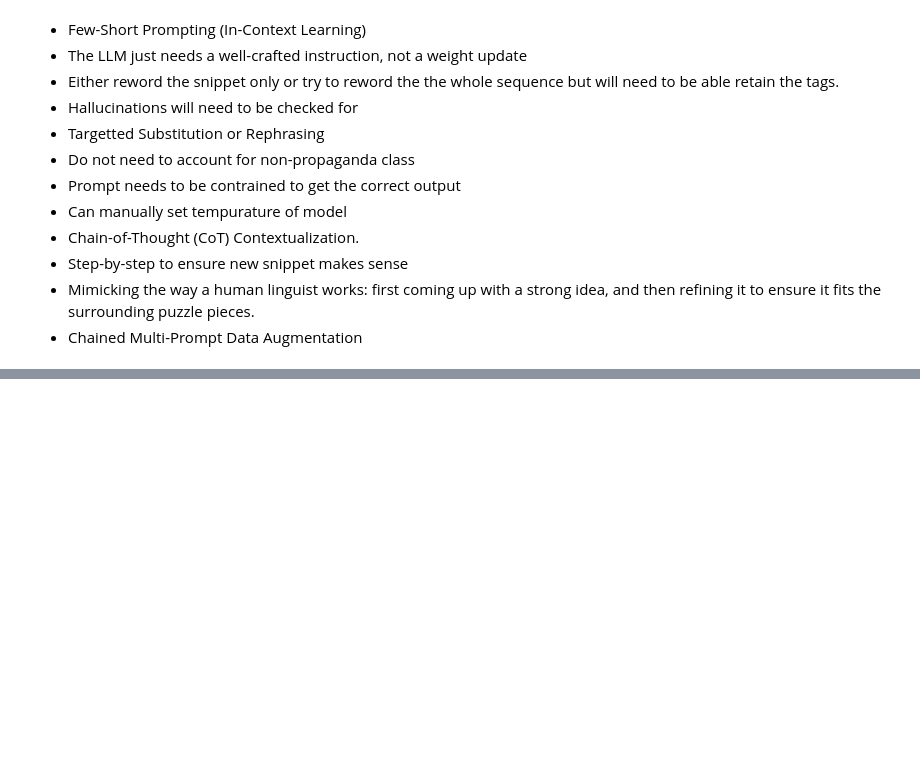
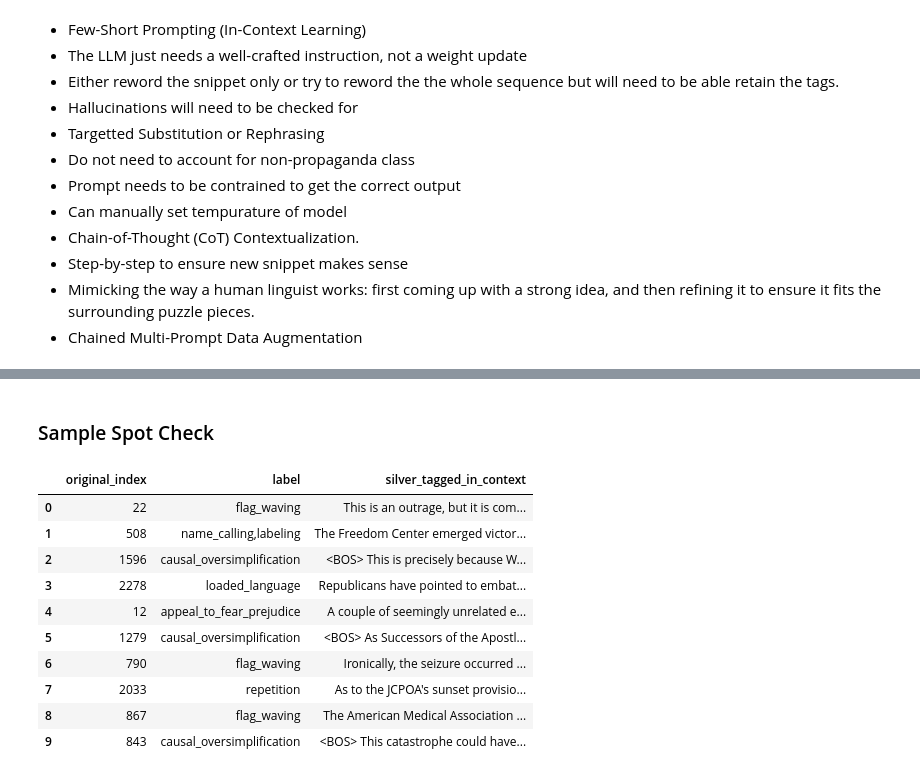
Before and after one commit to LukeBirkett/study-planner, a Jupyter notebook: 968G5_Advanced_Natural_Language_Processing/assignment_notebook.ipynb, the cells around one changed output, grey strips where cells are left out. Cells and saved outputs as stored; diff of their text form; code cells hidden in the pictures; blank space fills up the shorter version.

```diff
--- a/968G5_Advanced_Natural_Language_Processing/assignment_notebook.ipynb
+++ b/968G5_Advanced_Natural_Language_Processing/assignment_notebook.ipynb
@@ -1249,0 +1264,16 @@ Reassembled: The Obama administration misled the <BOS>The American people<EOS> a
+# %%
+import re
+
+# --- Helper Function: The Context Splitter ---
+def split_tagged_context(tagged_text):
+    """
+    Splits 'No, <BOS> he <EOS> will not be confirmed.'
+    into ('No, ', 'he', ' will not be confirmed.')
+    """
+    # Matches anything before <BOS>, everything inside <BOS>/<EOS>, and everything after <EOS>
+    pattern = r"^(.*?)<BOS>(.*?)<EOS>(.*?)$"
+    match = re.search(pattern, str(tagged_text), flags=re.DOTALL)
+
+    if match:
+        return match.group(1), match.group(2).strip(), match.group(3)
+    return None, None, None
@@ -1249,0 +1452,7 @@ Reassembled: The Obama administration misled the <BOS>The American people<EOS> a
+# %%
+# Pass your main dataframe and ask for a localized sample size of 2
+df_propaganda_sample = df[df['label'] != 'not_propaganda'].sample(10, random_state=1010).copy()
+
+df_silver_sample = run_propaganda_augmentation(df_propaganda_sample)
+
+display(df_silver_sample.head())
@@ -1249,0 +1639,20 @@ Reassembled: The Obama administration misled the <BOS>The American people<EOS> a
+# %% [markdown]
+### Sample Spot Check
+# %%
+import pandas as pd
+
+pd.set_option('display.max_colwidth', None)
+
+display(df_silver_sample)
+# %% [output]
+|  | original_index | label | silver_tagged_in_context |
+| 0 | 22 | flag_waving | This is an outrage, but it is com... |
+| 1 | 508 | name_calling,labeling | The Freedom Center emerged victor... |
+| 2 | 1596 | causal_oversimplification | <BOS> This is precisely because W... |
+| 3 | 2278 | loaded_language | Republicans have pointed to embat... |
+| 4 | 12 | appeal_to_fear_prejudice | A couple of seemingly unrelated e... |
+| 5 | 1279 | causal_oversimplification | <BOS> As Successors of the Apostl... |
+| 6 | 790 | flag_waving | Ironically, the seizure occurred ... |
+| 7 | 2033 | repetition | As to the JCPOA's sunset provisio... |
+| 8 | 867 | flag_waving | The American Medical Association ... |
+| 9 | 843 | causal_oversimplification | <BOS> This catastrophe could have... |
```
Also changed, not shown: parts of 55 cells of this notebook, 4 other files.
